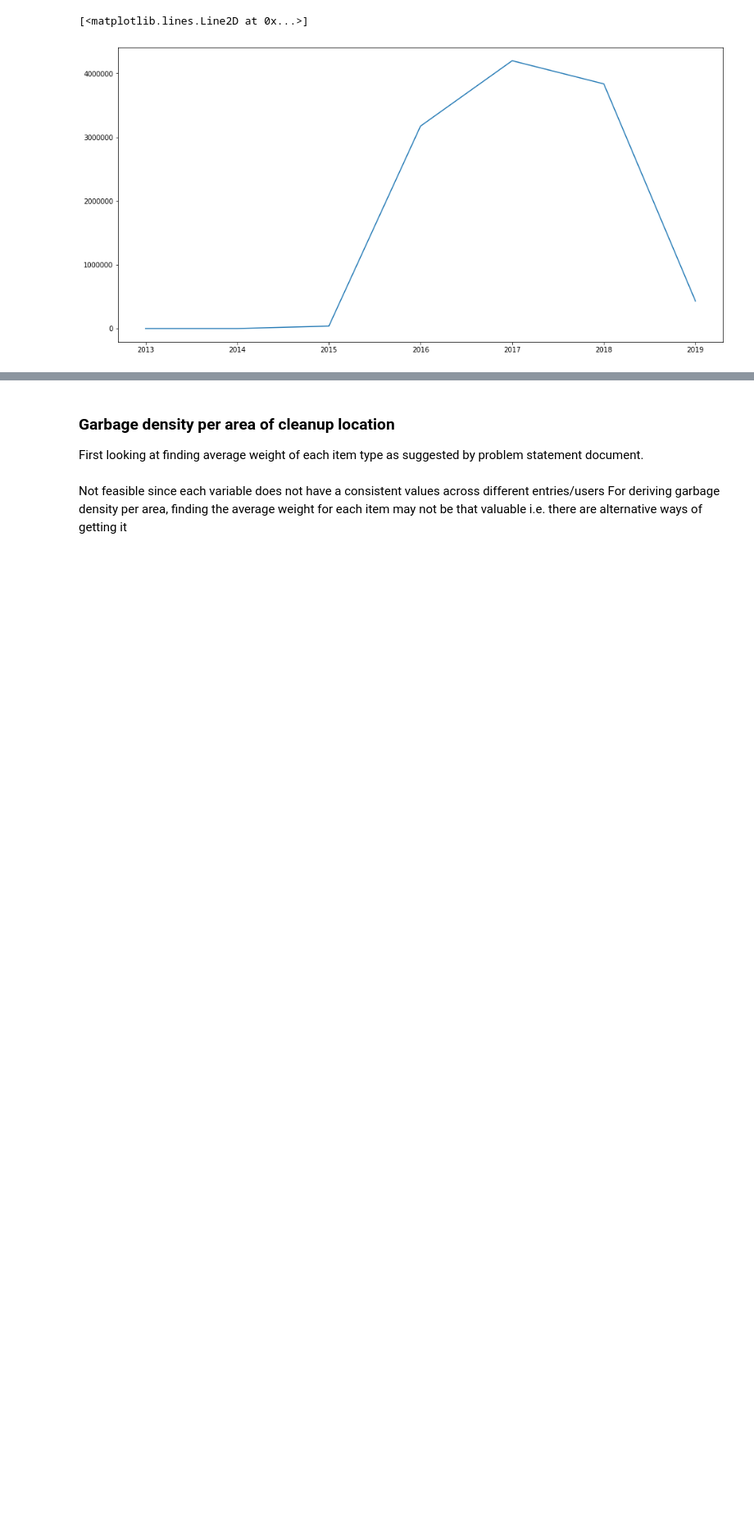
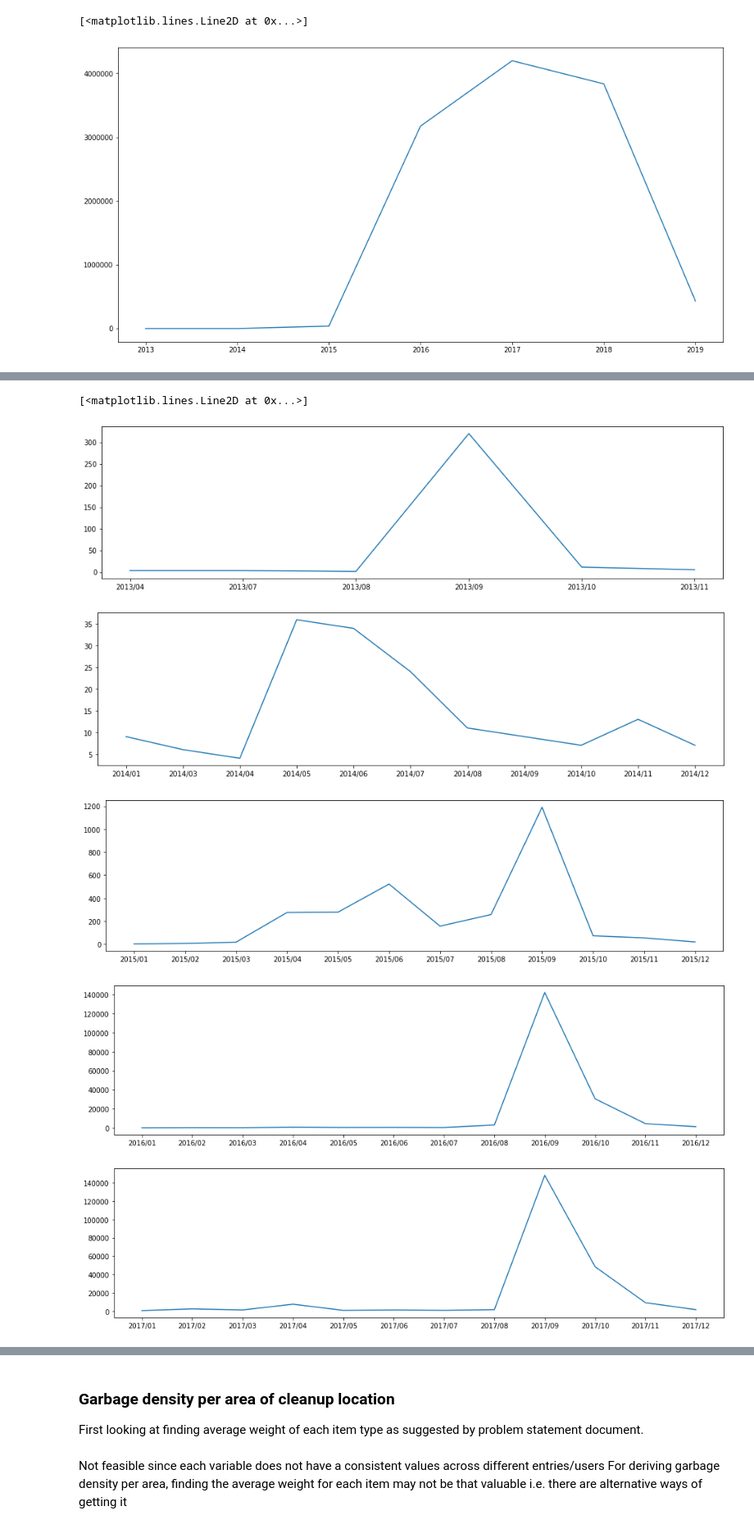
Before and after one commit to privat33r/dc20075-ocean, a Jupyter notebook: ocean-cleanup.ipynb, the cells around one changed output, grey strips where cells are left out. Shown at 82% size. Saved outputs shown, nothing was run; the diff lists cells and outputs as text; code cells hidden in the pictures; blank space fills up the shorter version.

```diff
--- a/ocean-cleanup.ipynb
+++ b/ocean-cleanup.ipynb
@@ -139,0 +128,75 @@ ocean[['Cleanup Date']]
+# %%
+peopleMonths = dict()
+peopleYears = dict()
+
+lastYear = 2019
+firstYear = 2013
+
+
+# for y in range(2014,2020):
+#     for m in range(1,13):
+
+import datetime
+
+for index, row in ocean.iterrows():
+    date = row['Cleanup Date']
+
+    try:
+        month = int(date.split('/')[0])
+        day = int(date.split('/')[1])
+        year = int(date.split('/')[2])
+
+        dt = datetime.datetime(year,month,day)
+
+        if int(year) > lastYear or int(year) < firstYear: # There are incorrect date inputs from years 2091, 1993 which had to be taken out.
+            pass
+        else:
+
+            if str(year) in peopleYears.keys():
+                peopleYears[str(year)] += row['People']
+            else:
+                peopleYears[str(year)] = row['People']
+
+            monthYear = '/'.join(str(dt).split('-')[:2])
+
+            if monthYear in peopleMonths.keys():
+                peopleMonths[monthYear] += row['People']
+            else:
+                peopleMonths[monthYear] = row['People']
+    except:
+        pass
+
+v = list()
+k = list()
+
+for key,value in sorted(peopleMonths.items(), key=lambda item: item[0]):
+    k.append(key)
+    v.append(value)
+
+plt.figure(figsize=(16, 4))
+plt.plot(k[:6],v[:6])
+
+plt.figure(figsize=(16, 4))
+plt.plot(k[6:17],v[6:17])
+
+plt.figure(figsize=(16, 4))
+plt.plot(k[17:29],v[17:29])
+
+plt.figure(figsize=(16, 4))
+plt.plot(k[29:41],v[29:41])
+
+plt.figure(figsize=(16, 4))
+plt.plot(k[41:53],v[41:53])
+
+plt.figure(figsize=(16, 4))
+plt.plot(k[53:65],v[53:65])
+
+plt.figure(figsize=(16, 4))
+plt.plot(k[65:],v[65:])
+# %% [output]
+[<matplotlib.lines.Line2D at 0x...>]
+[figure, added]
+[figure, added]
+[figure, added]
+[figure, added]
+[figure, added]
```
Also changed, not shown: parts of 7 cells of this notebook.
